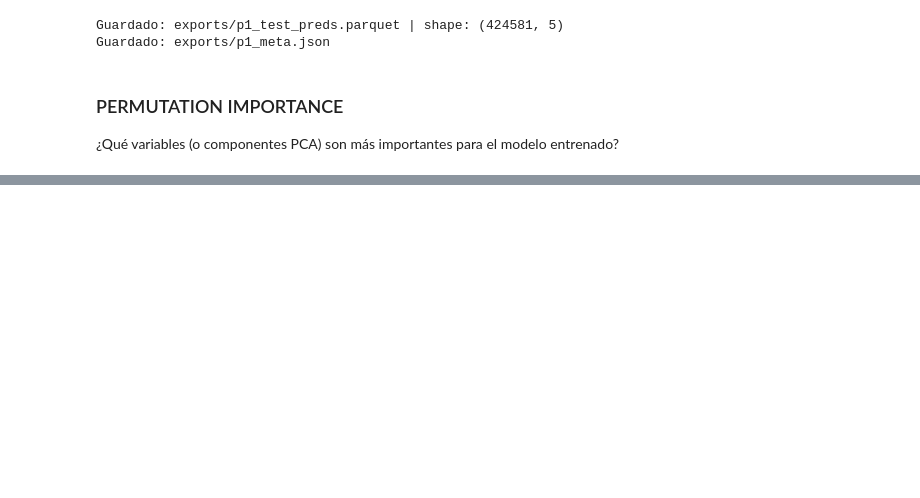
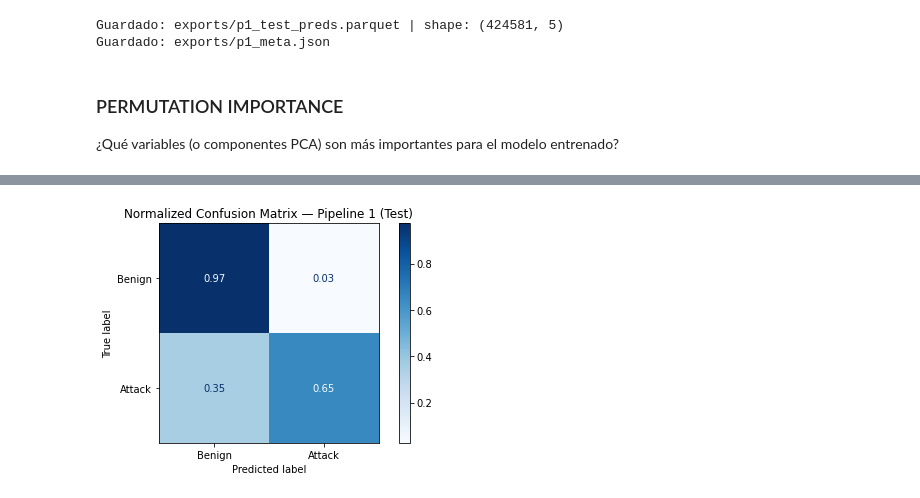
Before and after one commit to DaniSabbagh97/Hybrid_IDS_DeepLearning_TFM, a Jupyter notebook: pipeline1_pca_mlp.ipynb, the cells around one changed output, grey strips where cells are left out. Saved outputs shown, nothing was run; the diff lists cells and outputs as text; code cells hidden in the pictures; blank space fills up the shorter version.

```diff
--- a/pipeline1_pca_mlp.ipynb
+++ b/pipeline1_pca_mlp.ipynb
@@ -419,0 +422,15 @@ Baseline PR-AUC: 0.9973999322570836
+# %%
+import matplotlib.pyplot as plt
+from sklearn.metrics import confusion_matrix, ConfusionMatrixDisplay
+
+cm_norm = confusion_matrix(y_test, y_pred, labels=[0, 1], normalize="true")
+
+disp = ConfusionMatrixDisplay(confusion_matrix=cm_norm, display_labels=["Benign", "Attack"])
+fig, ax = plt.subplots()
+disp.plot(ax=ax, cmap="Blues", values_format=".2f", colorbar=True)
+ax.set_title("Normalized Confusion Matrix — Pipeline 1 (Test)")
+plt.tight_layout()
+plt.savefig("cm_pipeline1_norm.png", dpi=300, bbox_inches="tight")
+plt.show()
+# %% [output]
+[figure, added]
```
Also changed, not shown: parts of 7 cells of this notebook, 1 other file.
